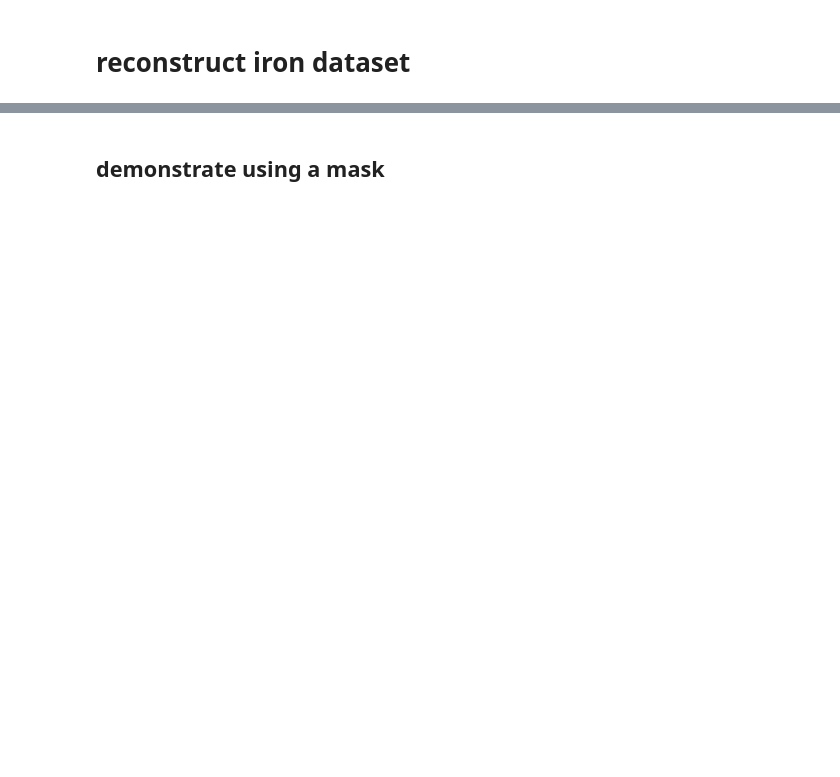
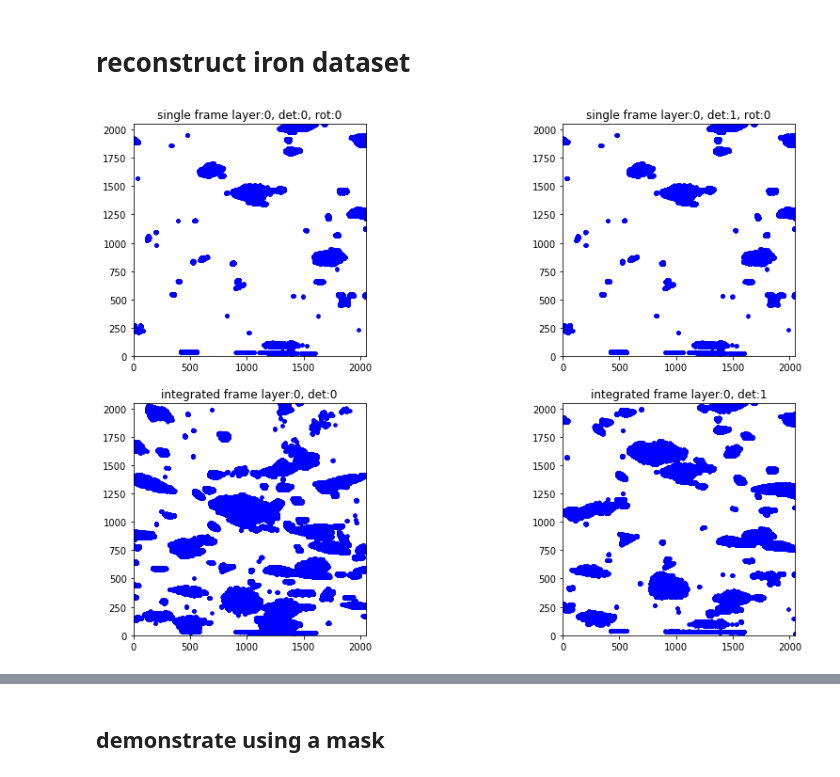
Before and after one commit to HeLiuCMU/HEXOMAP, a Jupyter notebook: demo_notebooks/Demo_Johnson_Aug18.ipynb, the cells around one changed output, grey strips where cells are left out. Cells and saved outputs as stored; diff of their text form; code cells hidden in the pictures; blank space fills up the shorter version.

```diff
--- a/demo_notebooks/Demo_Johnson_Aug18.ipynb
+++ b/demo_notebooks/Demo_Johnson_Aug18.ipynb
@@ -380,40 +389,42 @@ MicFileTool.plot_mic_and_conf(S.squareMicData, 0.8)
 from hexomap import IntBin
 import matplotlib.pyplot as plt
 import numpy as np
-rawInitial = '../data/johnson_aug18_demo/SB1_postheat_restart_V1_1degree/SB1_V1_1degree_z'
+rawInitial = '../examples/johnson_aug18_demo/SB1_postheat_restart_V1_1degree/SB1_V1_1degree_z'
 NRot = 3   # only number of images to display, doen't have to be all images(no need set to 180 or 720.can be some thing like 10)
 NDet = 2
 idxLayer = 0
 %matplotlib inline
 plt.rcParams["figure.figsize"] = (15,10)
 figure, ax = plt.subplots(2, NDet)
 for idxDet in range(NDet):
     # single frame
     idxRot = 0  # index of rotation (0~719)
     b=IntBin.ReadI9BinaryFiles(f'{rawInitial}{idxLayer}_{0:06d}.bin{1}'.format(int(idxRot),idxDet))
     ax[0,idxDet].plot(2047-b[0],2047-b[1],'b.')
     ax[0,idxDet].axis('scaled')
     ax[0,idxDet].set_xlim((0,2048))
     ax[0,idxDet].set_ylim((0,2048))
     ax[0,idxDet].set_title(f'single frame layer:{idxLayer}, det:{idxDet}, rot:{idxRot}')
 
     # integrated frame:
     lX = []
     lY = []
     for idxRot in range(NRot):
         #print(b)
         b = IntBin.ReadI9BinaryFiles(f'{rawInitial}{idxLayer}_{idxRot:06d}.bin{idxDet}')
         lX.append(b[0])
         lY.append(b[1])
     aX = np.concatenate(lX)
     aY = np.concatenate(lY)
     ax[1,idxDet].plot(2047-aX,2047-aY,'b.')
     ax[1,idxDet].axis('scaled')
     ax[1,idxDet].set_xlim((0,2048))
     ax[1,idxDet].set_ylim((0,2048))
     ax[1,idxDet].set_title(f'integrated frame layer:{idxLayer}, det:{idxDet}')
 
 plt.show()
+# %% [output]
+[figure, added]
 # %%
 # # activate this cell if you want to specify specific GPU
 # import os
```
Also changed, not shown: parts of 7 cells of this notebook.
